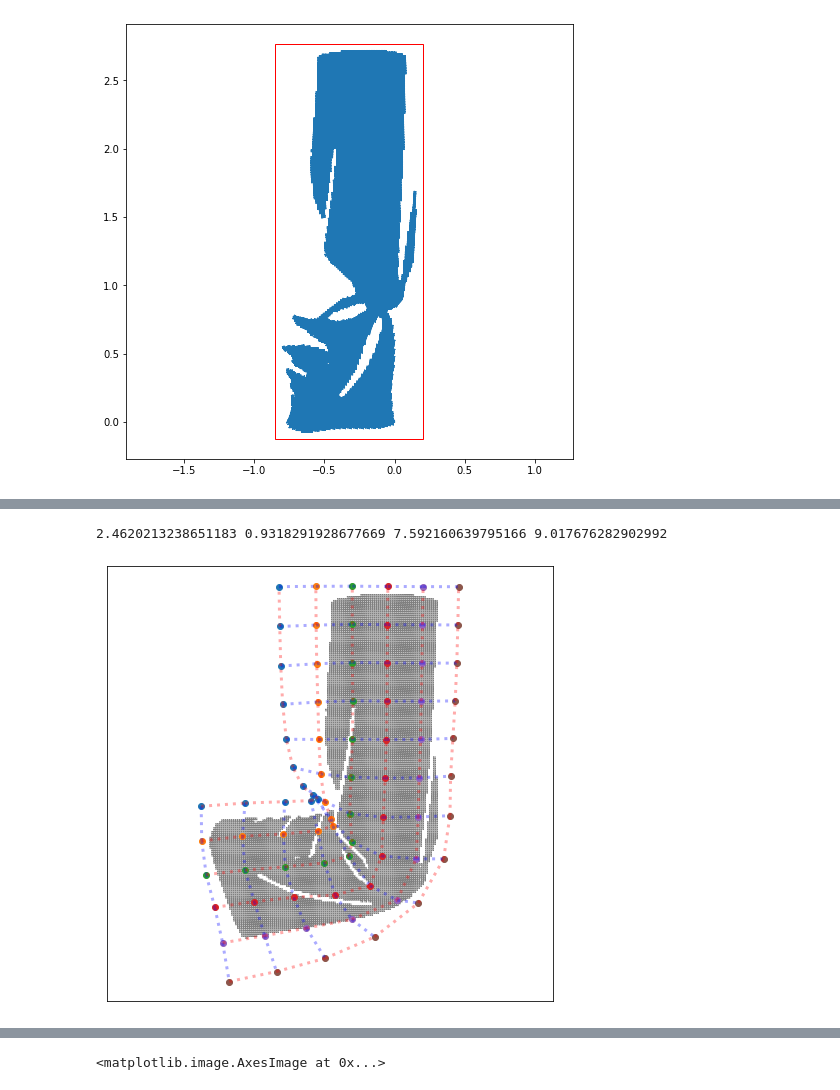
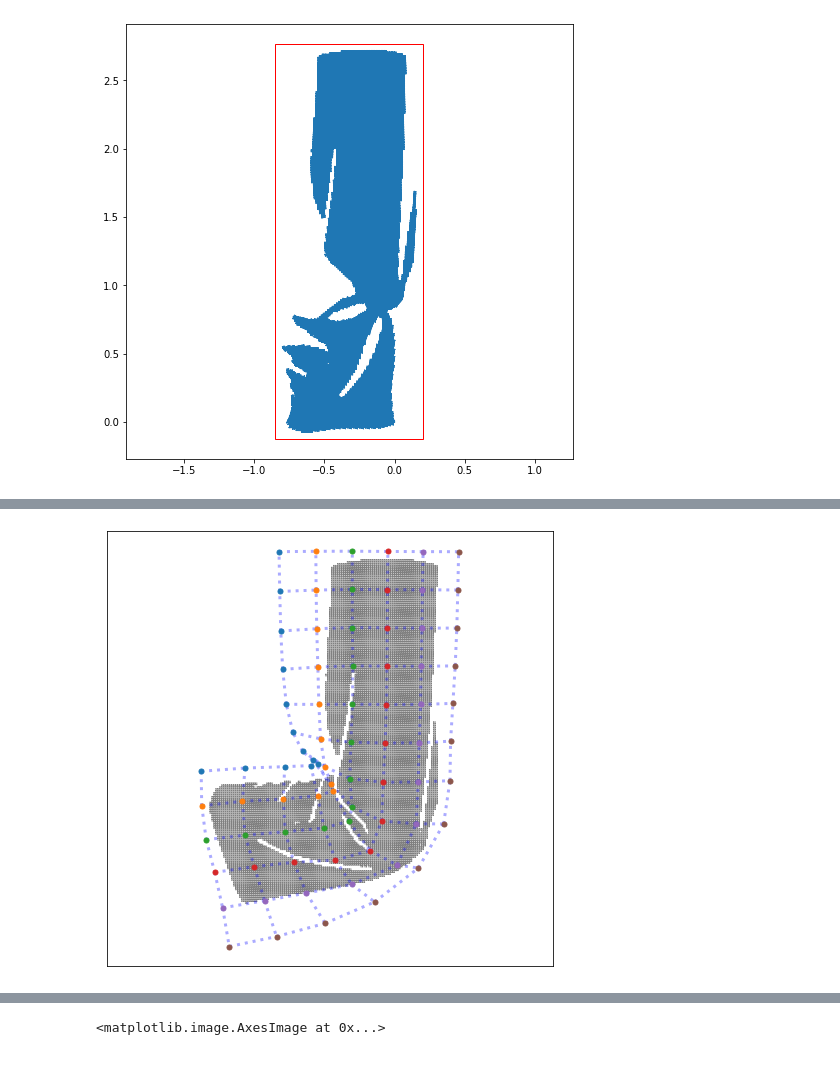
Before and after one commit to stnoh/InverseFFD, a Jupyter notebook: InverseFFD_ver7.ipynb, the cells around one changed output, grey strips where cells are left out. Saved outputs shown, nothing was run; the diff lists cells and outputs as text; code cells hidden in the pictures.

```diff
--- a/InverseFFD_ver7.ipynb
+++ b/InverseFFD_ver7.ipynb
@@ -420,7 +273,7 @@ from datetime import datetime
 t0 = datetime.now()
 
 B = np.dstack([B_ix, B_jy])
-Bc_tilde_dok = invffd2d.ConstructBarycentricWeights(B, u)
+Bc_tilde_dok = invffd2d.ConstructBarycentricWeights(B, u, True)
 Bc_tilde = Bc_tilde_dok.tocoo()
 
 t1 = datetime.now()
@@ -508,40 +351,63 @@ if aspect > 1.0:
     y_min_vis = (y_max+y_min)*0.5 - (x_max_vis-x_min_vis)*0.5
     y_max_vis = (y_max+y_min)*0.5 + (x_max_vis-x_min_vis)*0.5
 
-print(x_min, y_min, x_max, y_max)
+#print(x_min, y_min, x_max, y_max)
 #'''
-# %% [output]
-2.4620213238651183 0.9318291928677669 7.592160639795166 9.017676282902992
 # %%
+%matplotlib inline
+
 ## visualize control points in X-space
 fig, ax = plt.subplots(figsize=(8,8))
 
 ax.set_xlim([x_min_vis,x_max_vis])
 ax.set_ylim([y_min_vis,y_max_vis])
+#ax.set_xlim([3.75,5.75])
+#ax.set_ylim([3.5,5.5])
 
 ax.triplot(x[:,0], x[:,1], tri, linewidth=0.5, c='gray')
 
 ## grid points
-ax.plot(P_ix, P_jy, 'o')
+
+#ax.plot(P_ix2, P_jy2, 'X', markersize=10, label='full')
+#ax.plot(P_ix2[6:10,2:].reshape(-1), P_jy2[6:10,2:].reshape(-1), 'X', markersize=10, label='full')
 
 if True:
     ax.get_xaxis().set_visible(False)
     ax.get_yaxis().set_visible(False)
+    #ax.set_title('XY')
 
 ## draw lines
 for j in range(P_ix.shape[0]):
     for i in range(P_ix.shape[1]-1):
         plt.plot([P_ix[j,i], P_ix[j,i+1]], [P_jy[j,i], P_jy[j,i+1]], color='blue', alpha=.33, linestyle=':', linewidth=3.0)
 
 for i in range(P_ix.shape[1]):
     for j in range(P_ix.shape[0]-1):
-        plt.plot([P_ix[j,i], P_ix[j+1,i]], [P_jy[j,i], P_jy[j+1,i]], color='red', alpha=.33, linestyle=':', linewidth=3.0)
+        plt.plot([P_ix[j,i], P_ix[j+1,i]], [P_jy[j,i], P_jy[j+1,i]], color='blue', alpha=.33, linestyle=':', linewidth=3.0)
+
+#ax.plot(x[4500,0], x[4500,1], 'o', c='black', markersize=10)
+
+## draw lines
+'''
+for j in range(P_ix2.shape[0]):
+    for i in range(P_ix2.shape[1]-1):
+        plt.plot([P_ix2[j,i], P_ix2[j,i+1]], [P_jy2[j,i], P_jy2[j,i+1]], color='red', alpha=.33, linestyle=':', linewidth=3.0)
+
+for i in range(P_ix2.shape[1]):
+    for j in range(P_ix2.shape[0]-1):
+        plt.plot([P_ix2[j,i], P_ix2[j+1,i]], [P_jy2[j,i], P_jy2[j+1,i]], color='red', alpha=.33, linestyle=':', linewidth=3.0)
+'''
+
+ax.plot(P_ix, P_jy, 'o', markersize=5, label='simple')
+#ax.plot(P_ix[7:9,3:5].reshape(-1), P_jy[7:9,3:5].reshape(-1), 'o', markersize=5, label='simple')
+
+#ax.legend()
 
 ## save as image
 if False:
     plt.subplots_adjust(left=-0.00025, right=0.9985, top=1.0, bottom=0.0012) ## really tight margin
     plt.savefig("test.png")
 
 plt.show()
 # %% [output]
-[figure, old version]
+[figure, new version]
```
Also changed, not shown: parts of 33 cells of this notebook.
